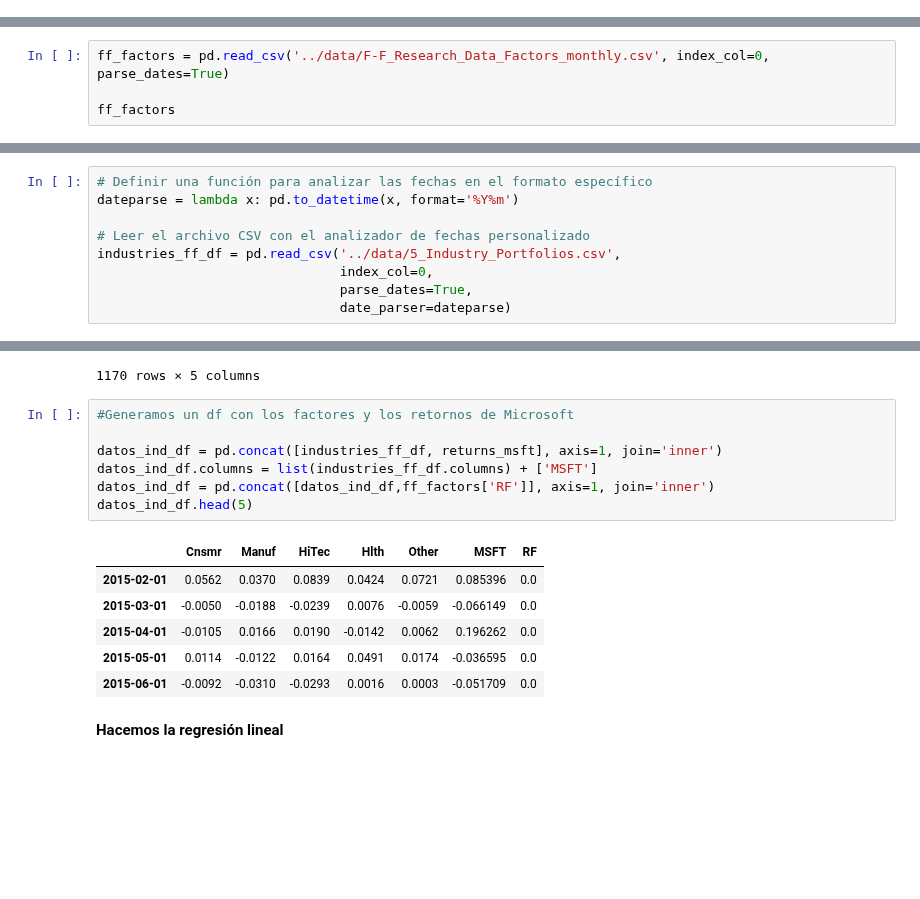
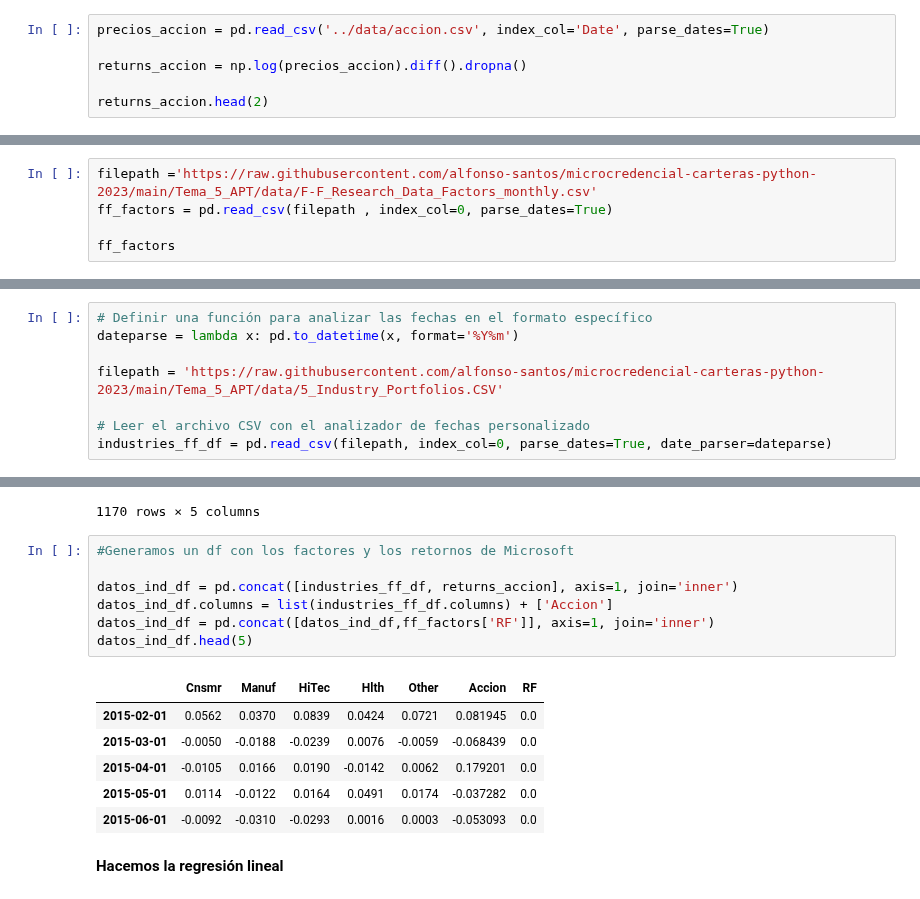
Before and after one commit to alfonso-santos/microcredencial-carteras-python-2023, a Jupyter notebook: Tema_5_APT/src/APT.ipynb, the cells around one changed output, grey strips where cells are left out. Saved outputs shown, nothing was run; the diff lists cells and outputs as text; blank space fills up the shorter version.

```diff
--- a/Tema_5_APT/src/APT.ipynb
+++ b/Tema_5_APT/src/APT.ipynb
@@ -420,0 +398,6 @@ Name: Adj Close, Length: 107, dtype: float64
+# %%
+precios_accion = pd.read_csv('../data/accion.csv', index_col='Date', parse_dates=True)
+
+returns_accion = np.log(precios_accion).diff().dropna()
+
+returns_accion.head(2)
@@ -421,7 +409,8 @@ Name: Adj Close, Length: 107, dtype: float64
 # %% [markdown]
 **2- Nos bajamos los factores de un fichero ya descargado y limpio**
 # %%
-ff_factors = pd.read_csv('../data/F-F_Research_Data_Factors_monthly.csv', index_col=0, parse_dates=True)
+filepath ='https://raw.githubusercontent.com/alfonso-santos/microcredencial-carteras-python-2023/main/Tema_5_APT/data/F-F_Research_Data_Factors_monthly.csv'
+ff_factors = pd.read_csv(filepath , index_col=0, parse_dates=True)
 
 ff_factors
 # %% [output]
@@ -575,11 +567,10 @@ Este análisis ayuda a determinar la afinidad de la acción con su sector, basá
 # Definir una función para analizar las fechas en el formato específico
 dateparse = lambda x: pd.to_datetime(x, format='%Y%m')
 
+filepath = 'https://raw.githubusercontent.com/alfonso-santos/microcredencial-carteras-python-2023/main/Tema_5_APT/data/5_Industry_Portfolios.CSV'
+
 # Leer el archivo CSV con el analizador de fechas personalizado
-industries_ff_df = pd.read_csv('../data/5_Industry_Portfolios.csv',
-                               index_col=0,
-                               parse_dates=True,
-                               date_parser=dateparse)
+industries_ff_df = pd.read_csv(filepath, index_col=0, parse_dates=True, date_parser=dateparse)
 # %%
 # Convertimos los retornos en tento por uno
 
@@ -602,17 +593,17 @@ industries_ff_df
 # %%
 #Generamos un df con los factores y los retornos de Microsoft
 
-datos_ind_df = pd.concat([industries_ff_df, returns_msft], axis=1, join='inner')
-datos_ind_df.columns = list(industries_ff_df.columns) + ['MSFT']
+datos_ind_df = pd.concat([industries_ff_df, returns_accion], axis=1, join='inner')
+datos_ind_df.columns = list(industries_ff_df.columns) + ['Accion']
 datos_ind_df = pd.concat([datos_ind_df,ff_factors['RF']], axis=1, join='inner')
 datos_ind_df.head(5)
 # %% [output]
-|  | Cnsmr | Manuf | HiTec | Hlth | Other | MSFT | RF |
-| 2015-02-01 | 0.0562 | 0.0370 | 0.0839 | 0.0424 | 0.0721 | 0.085396 | 0.0 |
-| 2015-03-01 | -0.0050 | -0.0188 | -0.0239 | 0.0076 | -0.0059 | -0.066149 | 0.0 |
-| 2015-04-01 | -0.0105 | 0.0166 | 0.0190 | -0.0142 | 0.0062 | 0.196262 | 0.0 |
-| 2015-05-01 | 0.0114 | -0.0122 | 0.0164 | 0.0491 | 0.0174 | -0.036595 | 0.0 |
-| 2015-06-01 | -0.0092 | -0.0310 | -0.0293 | 0.0016 | 0.0003 | -0.051709 | 0.0 |
+|  | Cnsmr | Manuf | HiTec | Hlth | Other | Accion | RF |
+| 2015-02-01 | 0.0562 | 0.0370 | 0.0839 | 0.0424 | 0.0721 | 0.081945 | 0.0 |
+| 2015-03-01 | -0.0050 | -0.0188 | -0.0239 | 0.0076 | -0.0059 | -0.068439 | 0.0 |
+| 2015-04-01 | -0.0105 | 0.0166 | 0.0190 | -0.0142 | 0.0062 | 0.179201 | 0.0 |
+| 2015-05-01 | 0.0114 | -0.0122 | 0.0164 | 0.0491 | 0.0174 | -0.037282 | 0.0 |
+| 2015-06-01 | -0.0092 | -0.0310 | -0.0293 | 0.0016 | 0.0003 | -0.053093 | 0.0 |
 # %% [markdown]
 **Hacemos la regresión lineal**
 # %%
```
Also changed, not shown: parts of 13 cells of this notebook, 2 other files.
